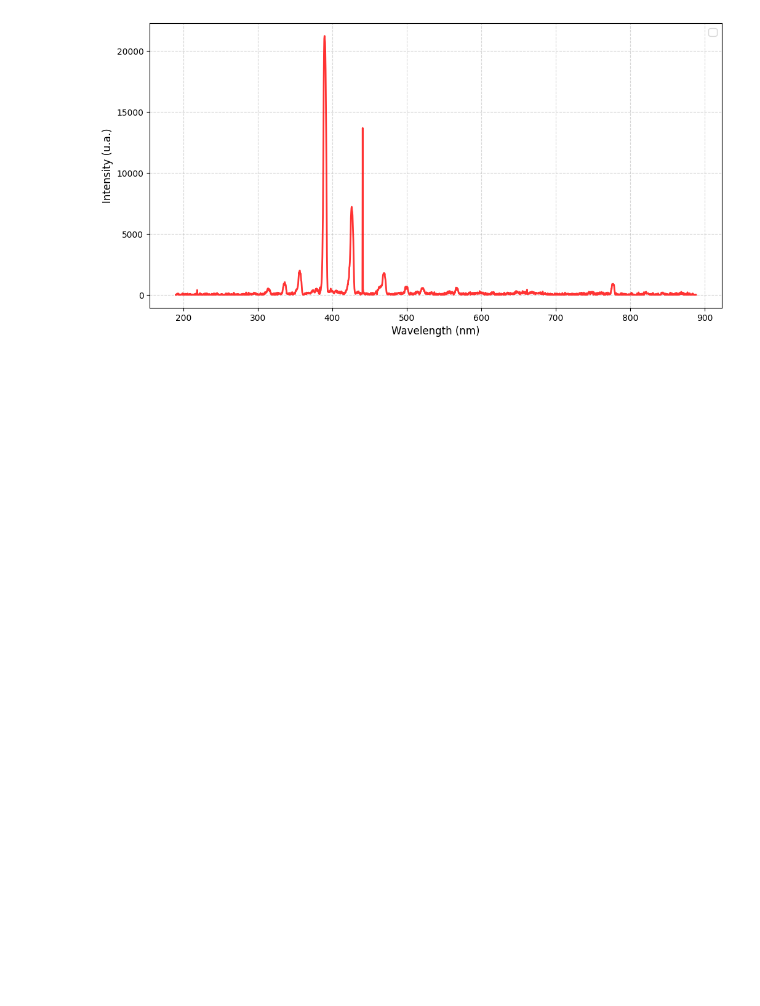
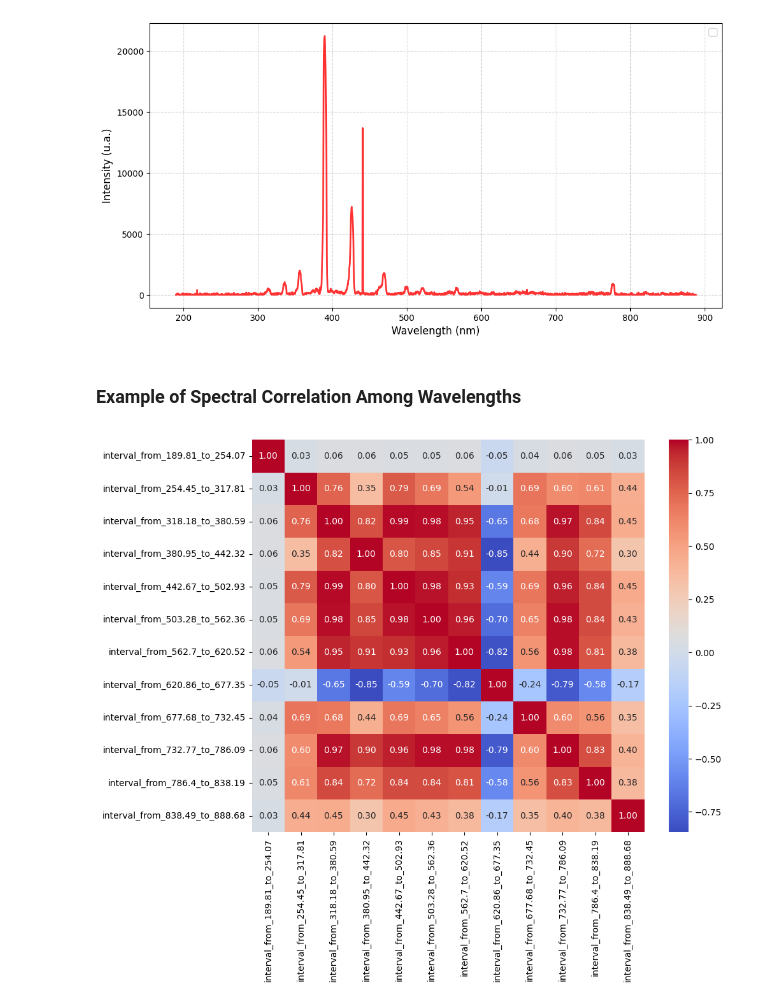
Before and after one commit to nirojasva/spectral-benchmark, a Jupyter notebook: notebooks/0_TSDA_Original_Sources.ipynb, the cells around one changed output. Cells and saved outputs as stored; diff of their text form; code cells hidden in the pictures; blank space fills up the shorter version.

Commit message:
included correlation analysis

```diff
--- a/notebooks/0_TSDA_Original_Sources.ipynb
+++ b/notebooks/0_TSDA_Original_Sources.ipynb
@@ -149,3 +150,34 @@ ax1.legend(loc='upper right', fontsize=12, frameon=True)
 plt.show()
 # %% [output]
 [figure]
+# %% [markdown]
+### Example of Spectral Correlation Among Wavelengths
+# %%
+result.columns = result.columns.astype(str).str.strip()
+
+metadata_cols = ['CURRENTTIMESTAMP', 'ANOMALY?', 'group_id']
+valid_metadata_cols = result.columns.intersection(metadata_cols).tolist()
+
+feature_cols = [col for col in result.columns if col not in valid_metadata_cols]
+
+X = result[feature_cols]
+
+n_intervals = 12
+interval = np.array_split(X.columns, n_intervals)
+
+reduced_features = {}
+for i, chunk in enumerate(interval):
+    interval_name = f'interval_from_{chunk[0]}_to_{chunk[-1]}'
+    reduced_features[interval_name] = X[chunk].max(axis=1)
+
+df_reduced = pd.DataFrame(reduced_features)
+
+df_final = pd.concat([result[valid_metadata_cols].reset_index(drop=True), df_reduced.reset_index(drop=True)], axis=1)
+
+corr_matrix = df_reduced.corr()
+
+plt.figure(figsize=(10, 8))
+sns.heatmap(corr_matrix, annot=True, cmap='coolwarm', fmt=".2f", square=True)
+plt.show()
+# %% [output]
+[figure, added]
```
Also changed, not shown: parts of 2 cells of this notebook, 3 other files.
